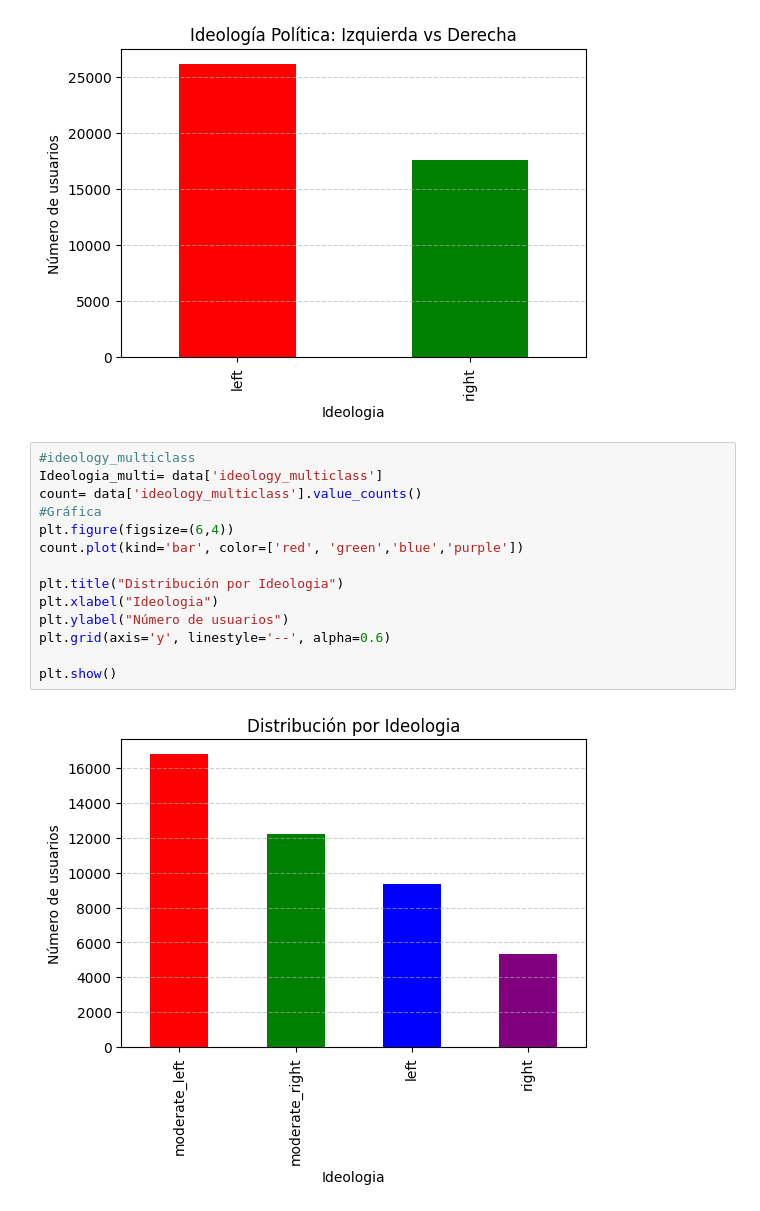
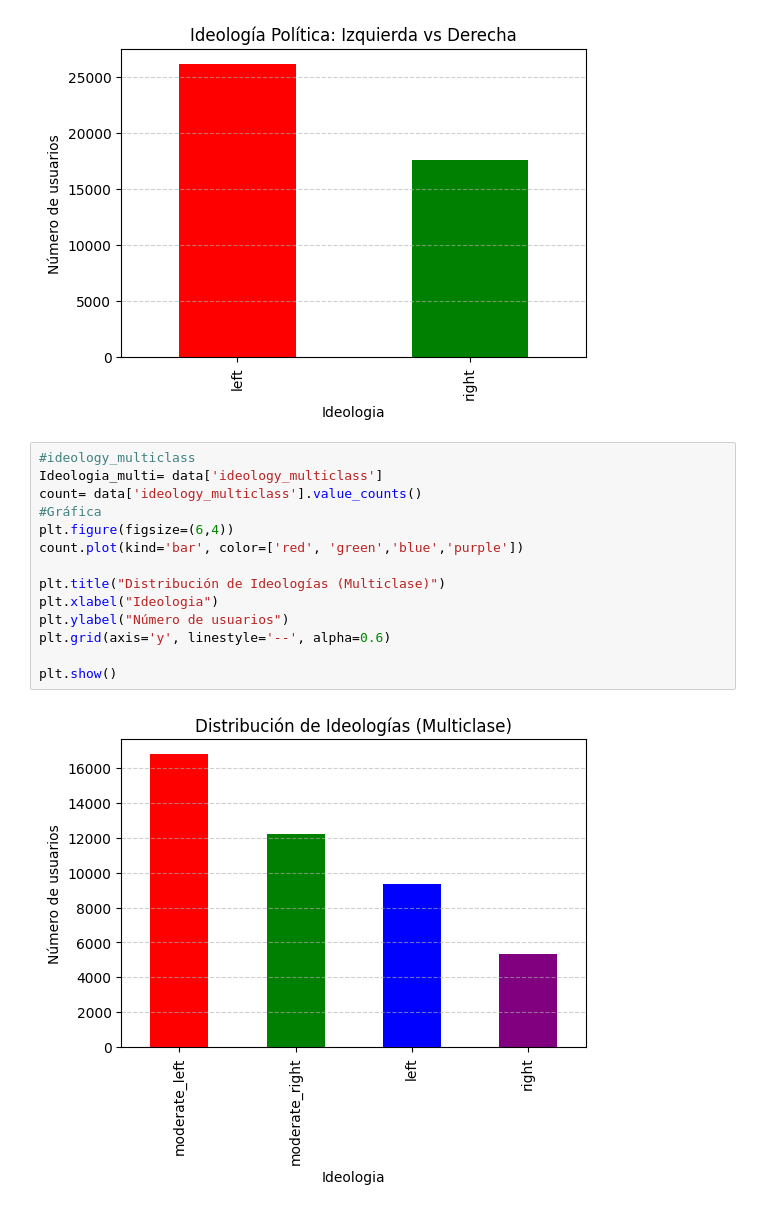
Before and after one commit to LuciaSS27/Proyecto-Datos-Yassira-Oriol-Javier-Lucia, a Jupyter notebook: Proyecto_Datos.ipynb, the cells around one changed output. Saved outputs shown, nothing was run; the diff lists cells and outputs as text.

```diff
--- a/Proyecto_Datos.ipynb
+++ b/Proyecto_Datos.ipynb
@@ -108,16 +110,16 @@ plt.show()
 # %%
 #ideology_multiclass
 Ideologia_multi= data['ideology_multiclass']
 count= data['ideology_multiclass'].value_counts()
 #Gráfica
 plt.figure(figsize=(6,4))
 count.plot(kind='bar', color=['red', 'green','blue','purple'])
 
-plt.title("Distribución por Ideologia")
+plt.title("Distribución de Ideologías (Multiclase)")
 plt.xlabel("Ideologia")
 plt.ylabel("Número de usuarios")
 plt.grid(axis='y', linestyle='--', alpha=0.6)
 
 plt.show()
 # %% [output]
-[figure, old version]
+[figure, new version]
```
Also changed, not shown: parts of 2 cells of this notebook.
